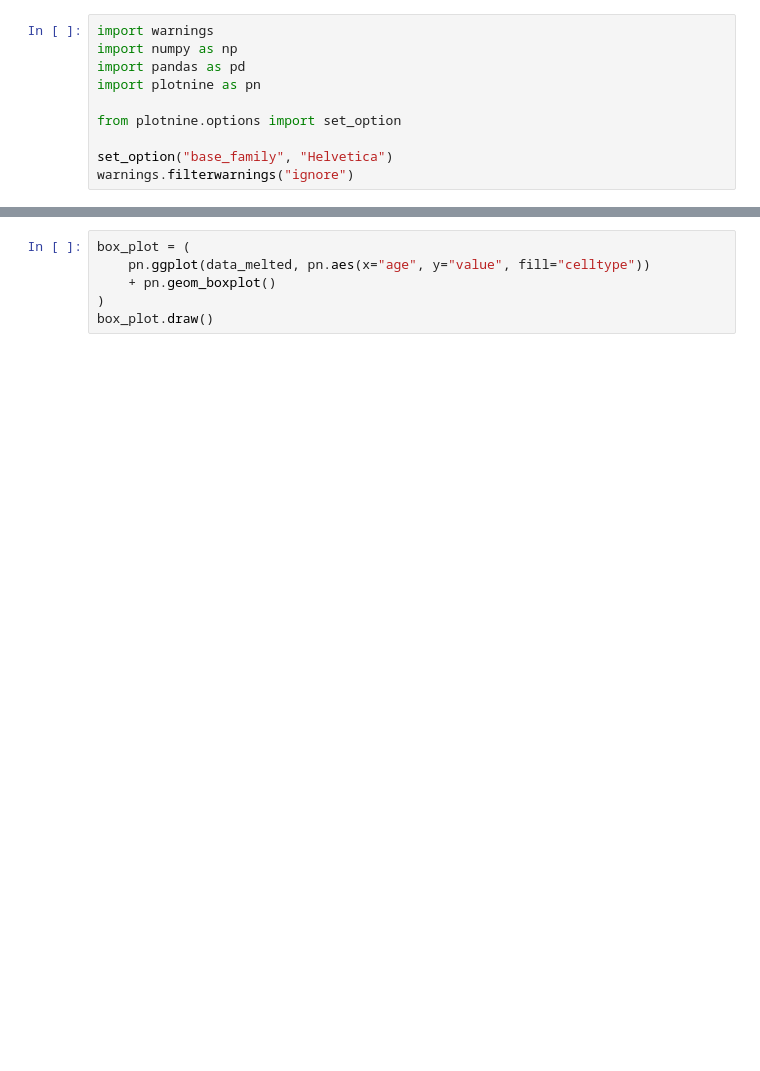
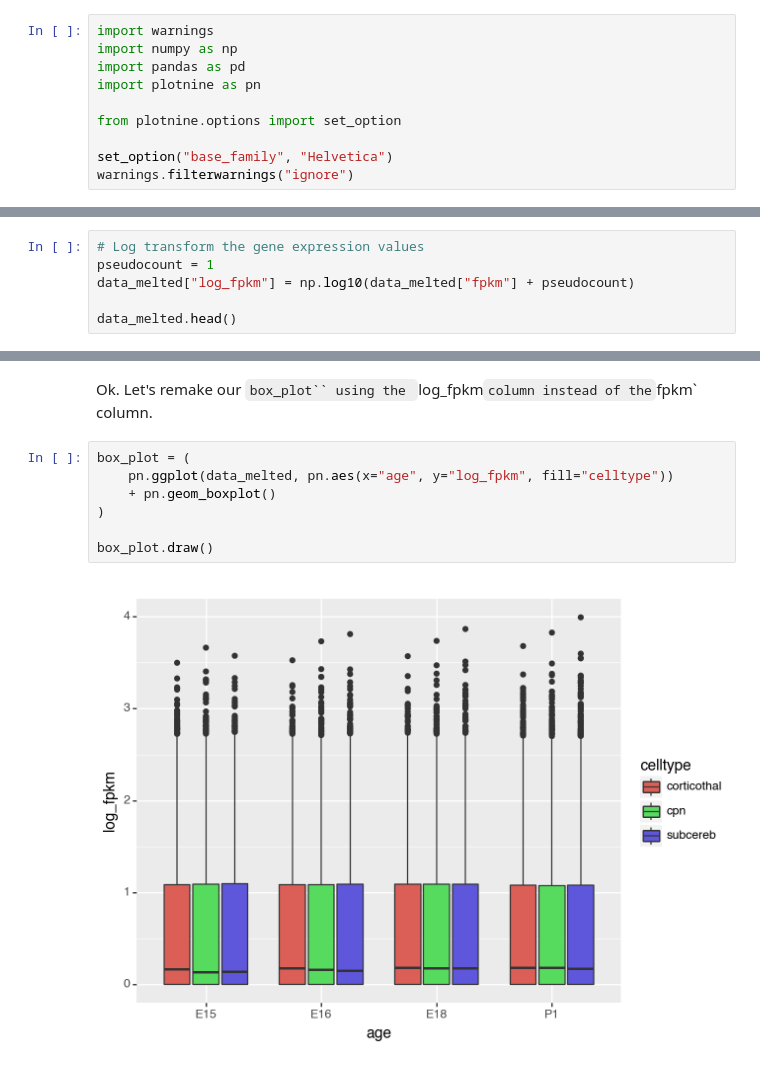
Before and after one commit to gofflab/quant_mol_neuro_2023, a Jupyter notebook: modules/module2/notebooks/Module_2.3_Basic_Visualization_with_plotnine.ipynb, the cells around one changed output, grey strips where cells are left out. Saved outputs shown, nothing was run; the diff lists cells and outputs as text; blank space fills up the shorter version.

```diff
--- a/modules/module2/notebooks/Module_2.3_Basic_Visualization_with_plotnine.ipynb
+++ b/modules/module2/notebooks/Module_2.3_Basic_Visualization_with_plotnine.ipynb
@@ -55,0 +258,6 @@ data_melted
+# %%
+# Log transform the gene expression values
+pseudocount = 1
+data_melted["log_fpkm"] = np.log10(data_melted["fpkm"] + pseudocount)
+
+data_melted.head()
@@ -56,6 +271,11 @@ data_melted
+# %% [markdown]
+ Ok.  Let's remake our `box_plot`` using the `log_fpkm` column instead of the `fpkm` column.
 # %%
 box_plot = (
-    pn.ggplot(data_melted, pn.aes(x="age", y="value", fill="celltype"))
+    pn.ggplot(data_melted, pn.aes(x="age", y="log_fpkm", fill="celltype"))
     + pn.geom_boxplot()
 )
+
 box_plot.draw()
+# %% [output]
+[figure, added]
```
Also changed, not shown: parts of 97 cells of this notebook.
